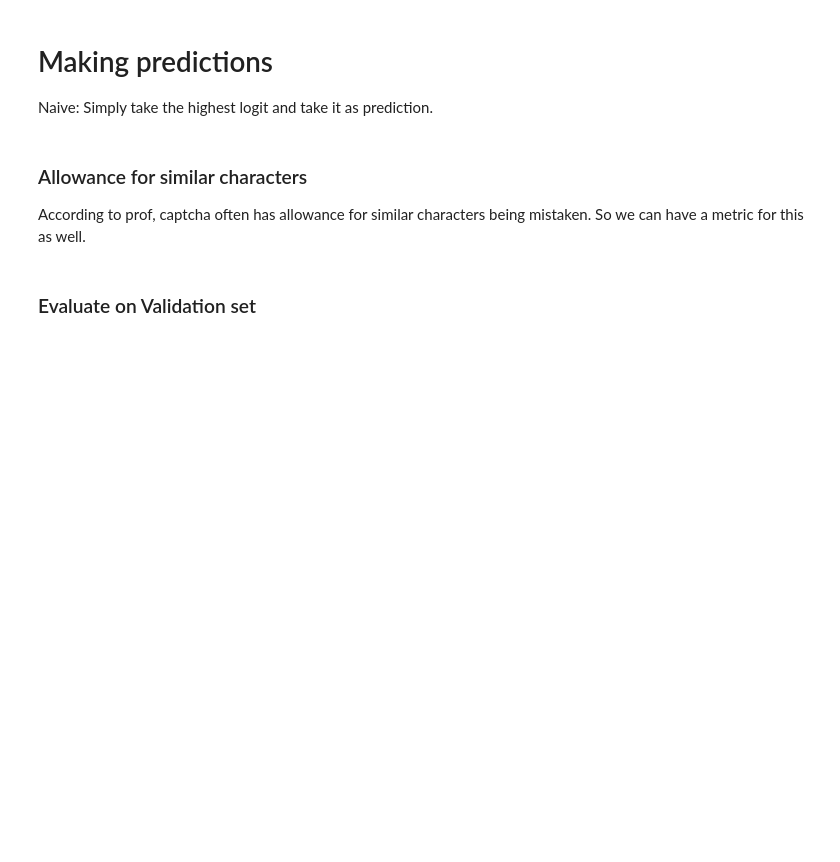
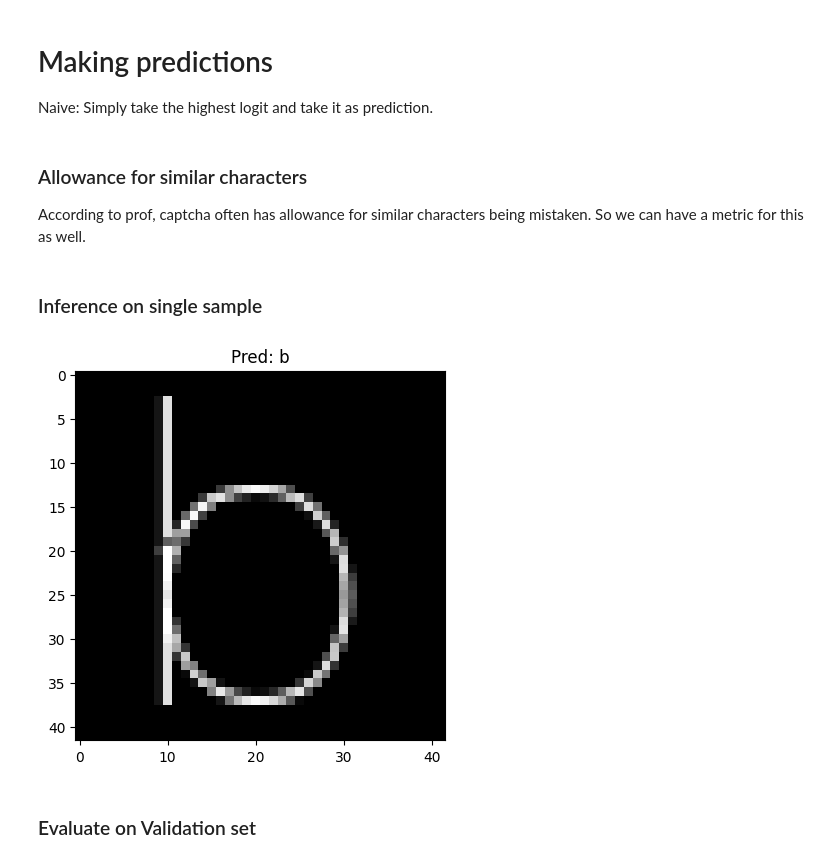
Before and after one commit to ItsMeNengYi/CS4243-mini-project, a Jupyter notebook: ze-hao_char_identification_model_training.ipynb, the cells around one changed output. Cells and saved outputs as stored; diff of their text form; code cells hidden in the pictures; blank space fills up the shorter version.

```diff
--- a/ze-hao_char_identification_model_training.ipynb
+++ b/ze-hao_char_identification_model_training.ipynb
@@ -117,7 +154,5 @@ class CharDataset(torch.utils.data.Dataset):
 # %%
 from torch.utils.data import DataLoader, random_split
-
-validation_set_fraction = 0.1 # Default is 0.1 of data as validation set
 
 # Make dataset
 dataset = CharDataset(data_dir=train_data_dir, is_train=True)
@@ -127,8 +162,8 @@ val_size = int(0.1 * len(dataset))
 train_size = len(dataset) - val_size
 train_dataset, val_dataset = random_split(dataset, [train_size, val_size])
 
-train_dataloader = DataLoader(train_dataset, batch_size=128, shuffle=True, num_workers=0, pin_memory=True)
-val_dataloader = DataLoader(val_dataset, batch_size=128, shuffle=False, num_workers=0, pin_memory=True)
+train_dataloader = DataLoader(train_dataset, batch_size=256, shuffle=True, num_workers=0, pin_memory=True)
+val_dataloader = DataLoader(val_dataset, batch_size=256, shuffle=False, num_workers=0, pin_memory=True)
 # %% [markdown]
 ### Inspect and visualize your data
 
@@ -179,15 +214,17 @@ class Model(nn.Module):
 
     def __init__(self):
         super().__init__()
-        self.conv1 = nn.Conv2d(1, 32, 3)
+        self.conv1 = nn.Conv2d(1, 128, 3)
         self.pool = nn.MaxPool2d(2, 2)
-        self.conv2 = nn.Conv2d(32, 64, 3)
-        self.conv3 = nn.Conv2d(64, 128, 3)
-        self.conv4 = nn.Conv2d(128, 256, 3)
+        self.conv2 = nn.Conv2d(128, 128, 3)
+        self.conv3 = nn.Conv2d(128, 256, 3)
+        self.conv4 = nn.Conv2d(256, 256, 3)
 
         self.fc1 = nn.Linear(self.get_num_features_after_conv((42, 42)), 256)
         self.fc2 = nn.Linear(256, 256)
-        self.fc3 = nn.Linear(256, num_classes)
+        self.fc3 = nn.Linear(256, 256)
+        self.fc4 = nn.Linear(256, 256)
+        self.fc5 = nn.Linear(256, num_classes)
 
     def forward(self, x):
         x = self.pool(F.relu(self.conv1(x))) # Conv layer -> Relu -> Maxpool
@@ -197,7 +234,9 @@ class Model(nn.Module):
         x = torch.flatten(x, 1) # flatten all dimensions except batch
         x = F.relu(self.fc1(x))
         x = F.relu(self.fc2(x))
-        x = self.fc3(x)
+        x = F.relu(self.fc3(x))
+        x = F.relu(self.fc4(x))
+        x = self.fc5(x)
         return x
 
 net = Model()
@@ -246,7 +285,7 @@ class EarlyStopping:
                 print("Stopping early as no validation loss improvement has been observed.")
 
 # Initialize early stopping class
-early_stopping = EarlyStopping(patience=5, delta=0)
+early_stopping = EarlyStopping(patience=15, delta=0)
 # %% [markdown]
 ### Training
 # %%
@@ -254,7 +293,7 @@ from tqdm import tqdm # for a progress bar
 
 criterion = nn.CrossEntropyLoss()
 optimizer = torch.optim.Adam(net.parameters())
-num_epochs = 100
+num_epochs = 200
 
 epoch_train_losses = []  # store loss for each epoch
 epoch_val_losses = []
@@ -351,3 +385,5 @@ def is_char_correct_with_allowance(input, truth):
             return input in group
 
     return input == truth
+# %% [markdown]
+### Inference on single sample
@@ -354,3 +476,13 @@ def is_char_correct_with_allowance(input, truth):
+# %%
+img_path = "./chars_train_data/b_00000.png"
+# Load img
+img = cv2.imread(img_path, cv2.IMREAD_GRAYSCALE)
+if img is None:
+    raise FileNotFoundError(f"Cannot read image: {img_path}")
+
+pred = predict_single_image_with_variants(net, img, char_classes, variants=False, show=True)
+# %% [output]
+[figure, added]
 # %% [markdown]
 ### Evaluate on Validation set
 # %%
```
Also changed, not shown: parts of 13 cells of this notebook, 2 other files.
